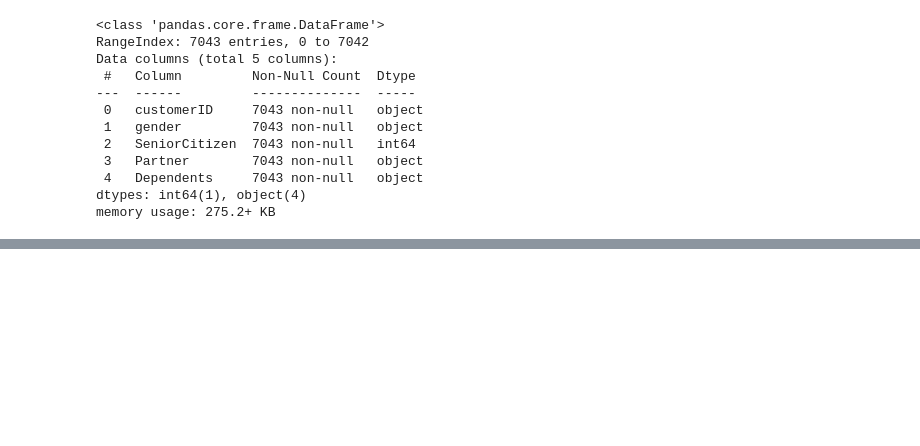
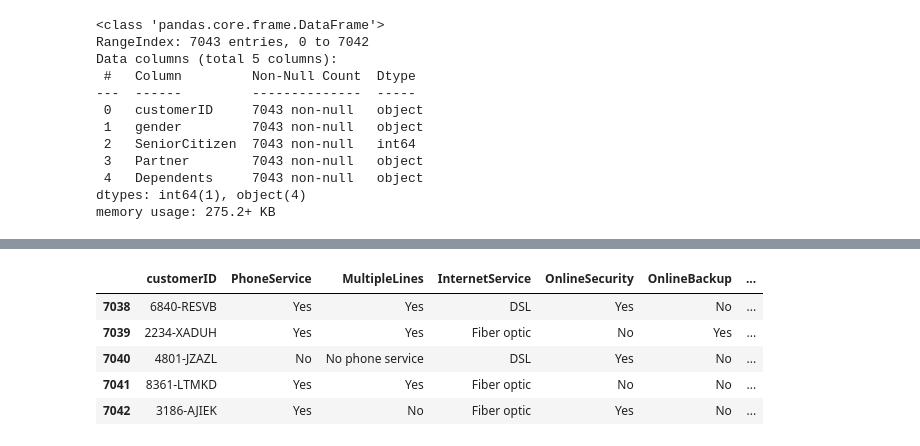
Before and after one commit to EuFontoura/EDAestudos, a Jupyter notebook: eda_churn.ipynb, the cells around one changed output, grey strips where cells are left out. Drawn from its saved outputs; the diff is of its cells as text; code cells hidden in the pictures; blank space fills up the shorter version.

```diff
--- a/eda_churn.ipynb
+++ b/eda_churn.ipynb
@@ -43,0 +57,10 @@ memory usage: 275.2+ KB
+# %%
+# Mostrar 5 últimos registros
+df_services.tail(5)
+# %% [output]
+|  | customerID | PhoneService | MultipleLines | InternetService | OnlineSecurity | OnlineBackup | ... |
+| 7038 | 6840-RESVB | Yes | Yes | DSL | Yes | No | ... |
+| 7039 | 2234-XADUH | Yes | Yes | Fiber optic | No | Yes | ... |
+| 7040 | 4801-JZAZL | No | No phone service | DSL | Yes | No | ... |
+| 7041 | 8361-LTMKD | Yes | Yes | Fiber optic | No | No | ... |
+| 7042 | 3186-AJIEK | Yes | No | Fiber optic | Yes | No | ... |
```
Also changed, not shown: parts of 17 cells of this notebook.
